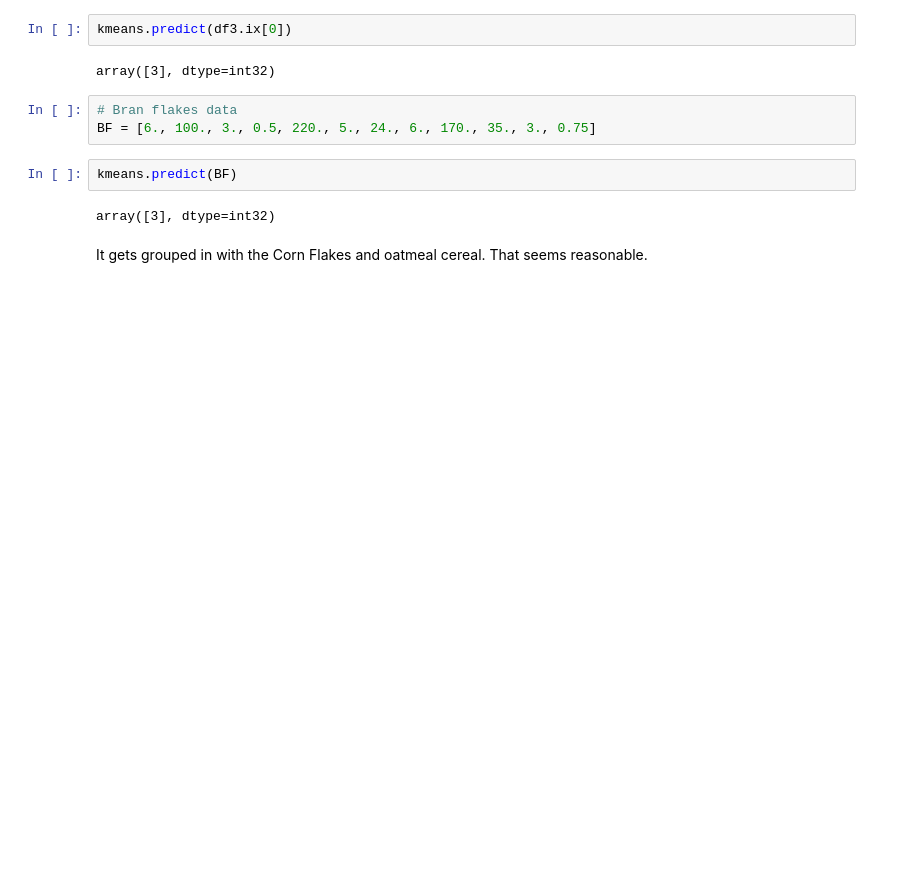
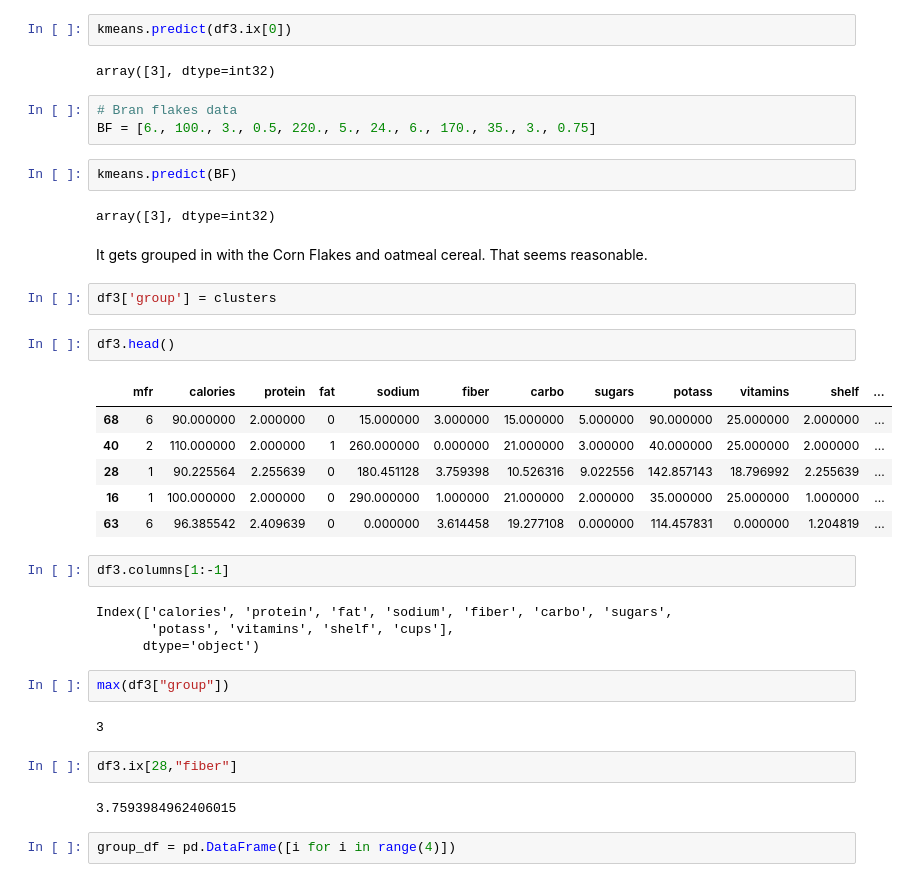
Before and after one commit to tiyd-python-2015-05/honey-nut-clusters, a Jupyter notebook: Cereals.ipynb, the cells around one changed output. Saved outputs shown, nothing was run; the diff lists cells and outputs as text; blank space fills up the shorter version.

```diff
--- a/Cereals.ipynb
+++ b/Cereals.ipynb
@@ -307,3 +338,30 @@ kmeans.predict(BF)
 array([3], dtype=int32)
 # %% [markdown]
 It gets grouped in with the Corn Flakes and oatmeal cereal. That seems reasonable.
+# %%
+df3['group'] = clusters
+# %%
+df3.head()
+# %% [output]
+|  | mfr | calories | protein | fat | sodium | fiber | carbo | sugars | potass | vitamins | shelf | ... |
+| 68 | 6 | 90.000000 | 2.000000 | 0 | 15.000000 | 3.000000 | 15.000000 | 5.000000 | 90.000000 | 25.000000 | 2.000000 | ... |
+| 40 | 2 | 110.000000 | 2.000000 | 1 | 260.000000 | 0.000000 | 21.000000 | 3.000000 | 40.000000 | 25.000000 | 2.000000 | ... |
+| 28 | 1 | 90.225564 | 2.255639 | 0 | 180.451128 | 3.759398 | 10.526316 | 9.022556 | 142.857143 | 18.796992 | 2.255639 | ... |
+| 16 | 1 | 100.000000 | 2.000000 | 0 | 290.000000 | 1.000000 | 21.000000 | 2.000000 | 35.000000 | 25.000000 | 1.000000 | ... |
+| 63 | 6 | 96.385542 | 2.409639 | 0 | 0.000000 | 3.614458 | 19.277108 | 0.000000 | 114.457831 | 0.000000 | 1.204819 | ... |
+# %%
+df3.columns[1:-1]
+# %% [output]
+Index(['calories', 'protein', 'fat', 'sodium', 'fiber', 'carbo', 'sugars',
+       'potass', 'vitamins', 'shelf', 'cups'],
+      dtype='object')
+# %%
+max(df3["group"])
+# %% [output]
+3
+# %%
+df3.ix[28,"fiber"]
+# %% [output]
+3.7593984962406015
+# %%
+group_df = pd.DataFrame([i for i in range(4)])
```
Also changed, not shown: parts of 21 cells of this notebook.
